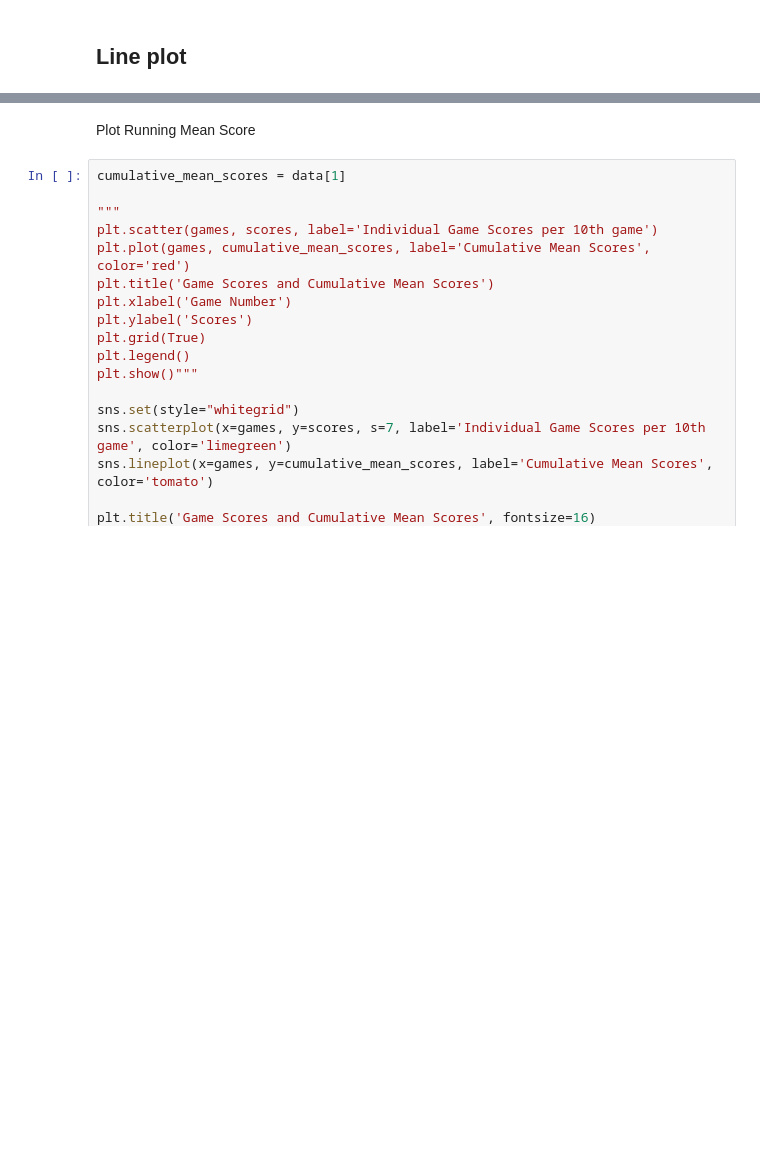
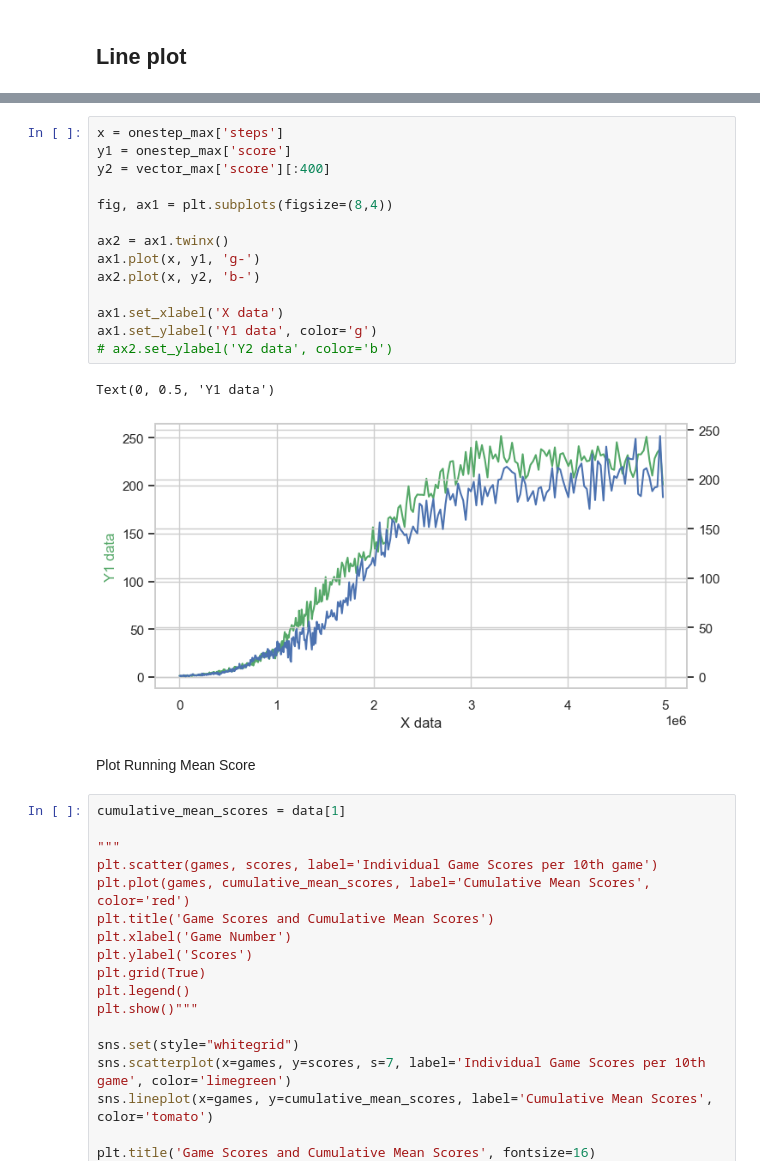
Before and after one commit to vietnhprivat/snake_ai, a Jupyter notebook: src/Classes/data_collection.ipynb, the cells around one changed output, grey strips where cells are left out. Drawn from its saved outputs; the diff is of its cells as text; blank space fills up the shorter version.

```diff
--- a/src/Classes/data_collection.ipynb
+++ b/src/Classes/data_collection.ipynb
@@ -186,3 +165,20 @@ plt.show()
+# %%
+x = onestep_max['steps']
+y1 = onestep_max['score']
+y2 = vector_max['score'][:400]
+
+fig, ax1 = plt.subplots(figsize=(8,4))
+
+ax2 = ax1.twinx()
+ax1.plot(x, y1, 'g-')
+ax2.plot(x, y2, 'b-')
+
+ax1.set_xlabel('X data')
+ax1.set_ylabel('Y1 data', color='g')
+# ax2.set_ylabel('Y2 data', color='b')
+# %% [output]
+Text(0, 0.5, 'Y1 data')
+[figure, added]
 # %% [markdown]
 Plot Running Mean Score
 # %%
```
Also changed, not shown: parts of 7 cells of this notebook, 5 other files.
